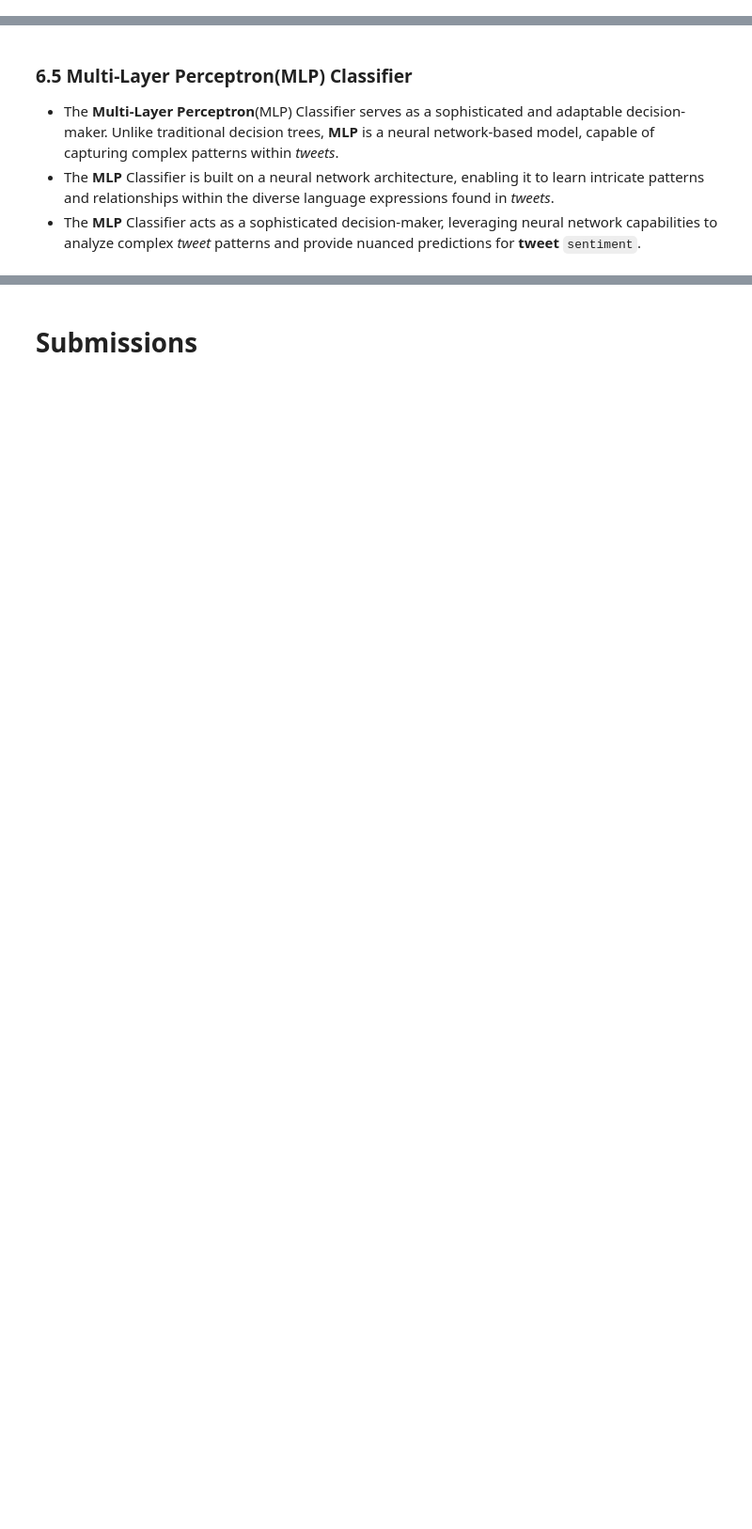
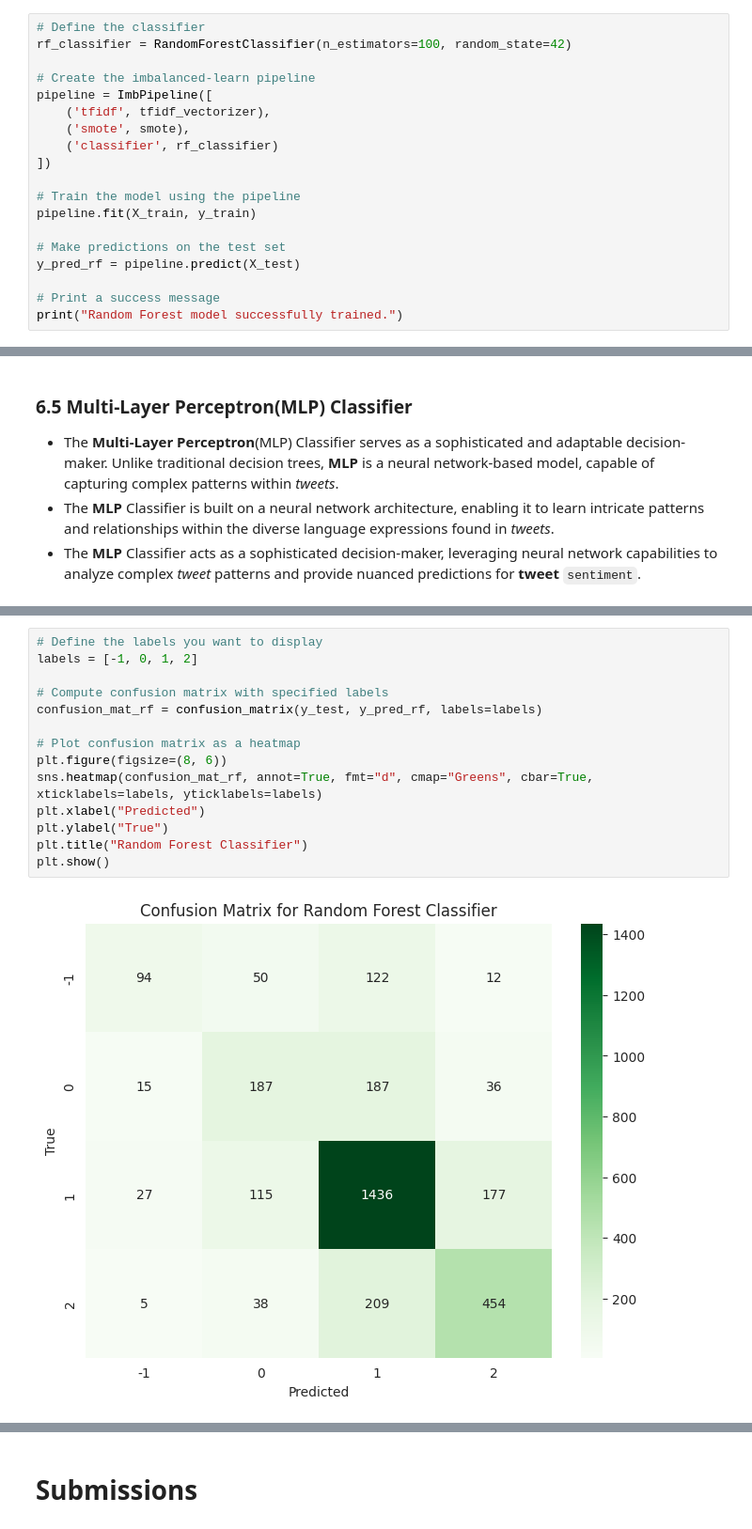
Before and after one commit to Sonkhe-Shongwe/Classification-Sprint-2307FTDS-Team-JL2, a Jupyter notebook: Temporary_Notebook.ipynb, the cells around one changed output, grey strips where cells are left out. Shown at 94% size. Cells and saved outputs as stored; diff of their text form; blank space fills up the shorter version.

Commit message:
Completed Model Explanations and Evaluations

```diff
--- a/Temporary_Notebook.ipynb
+++ b/Temporary_Notebook.ipynb
@@ -743,0 +860,19 @@ weighted avg       0.69      0.69      0.66      3164
+# %%
+# Define the classifier
+rf_classifier = RandomForestClassifier(n_estimators=100, random_state=42)
+
+# Create the imbalanced-learn pipeline
+pipeline = ImbPipeline([
+    ('tfidf', tfidf_vectorizer),
+    ('smote', smote),
+    ('classifier', rf_classifier)
+])
+
+# Train the model using the pipeline
+pipeline.fit(X_train, y_train)
+
+# Make predictions on the test set
+y_pred_rf = pipeline.predict(X_test)
+
+# Print a success message
+print("Random Forest model successfully trained.")
@@ -979,0 +1053,16 @@ weighted avg       0.74      0.74      0.72      3164
+# %%
+# Define the labels you want to display
+labels = [-1, 0, 1, 2]
+
+# Compute confusion matrix with specified labels
+confusion_mat_rf = confusion_matrix(y_test, y_pred_rf, labels=labels)
+
+# Plot confusion matrix as a heatmap
+plt.figure(figsize=(8, 6))
+sns.heatmap(confusion_mat_rf, annot=True, fmt="d", cmap="Greens", cbar=True, xticklabels=labels, yticklabels=labels)
+plt.xlabel("Predicted")
+plt.ylabel("True")
+plt.title("Random Forest Classifier")
+plt.show()
+# %% [output]
+[figure, added]
```
Also changed, not shown: parts of 87 cells of this notebook.
